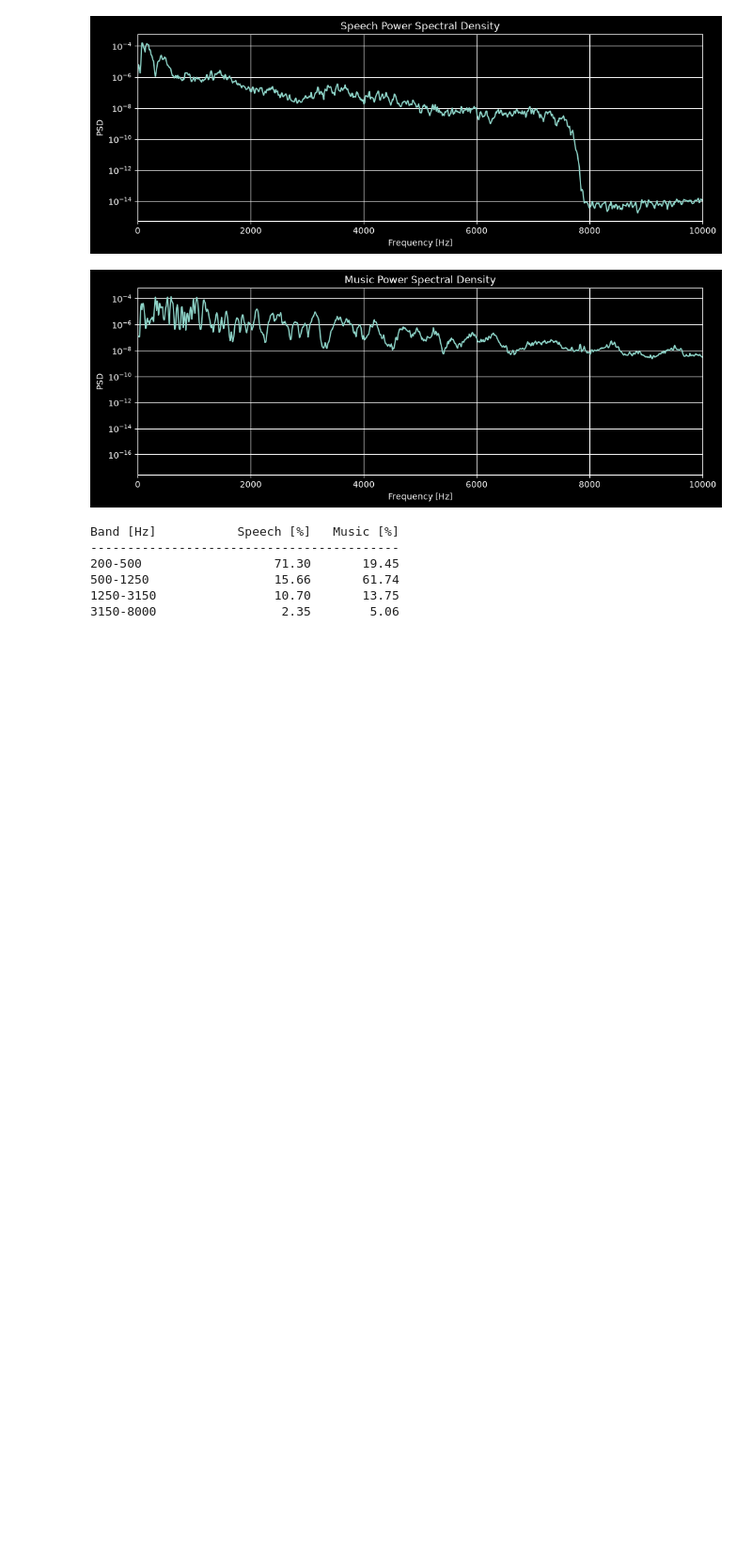
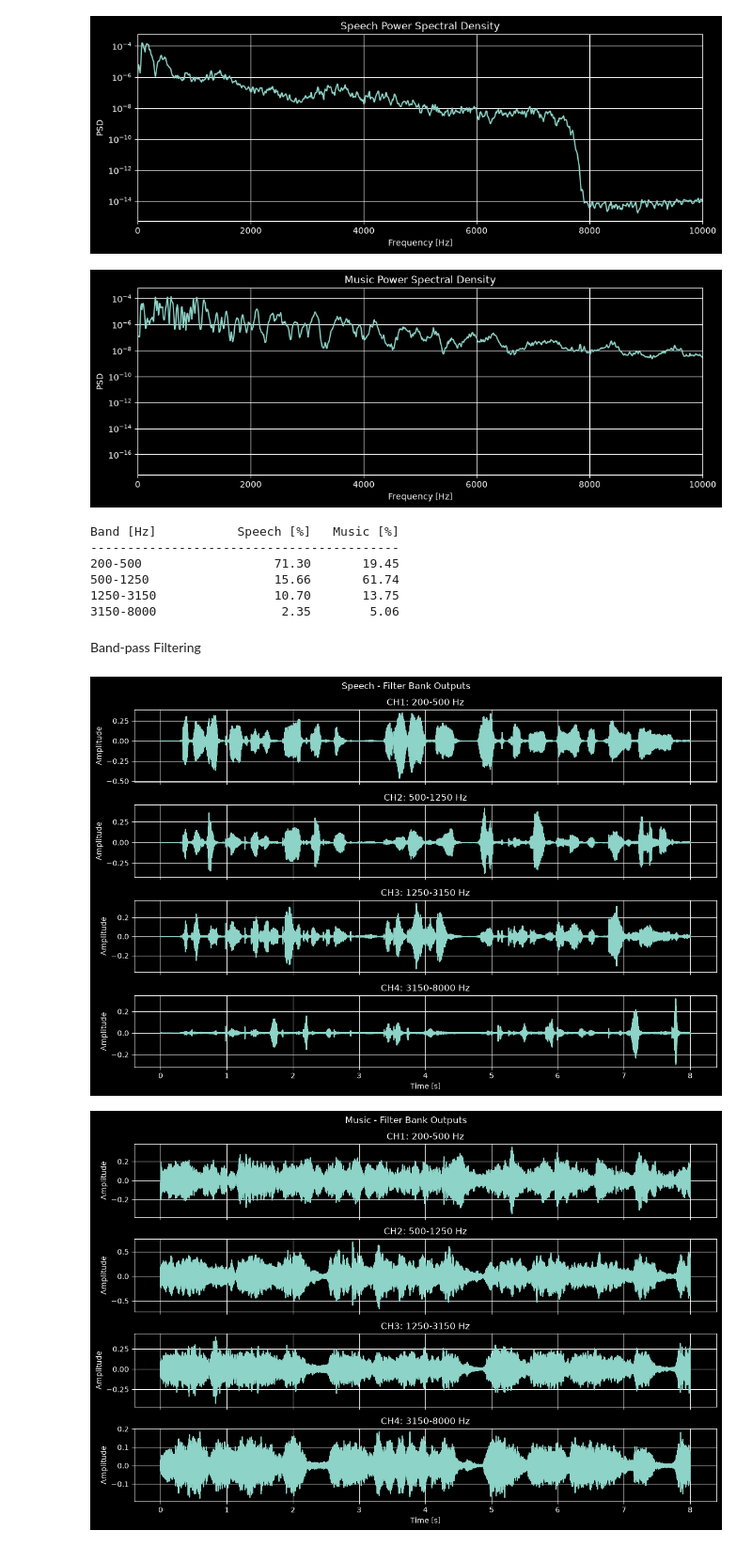
Before and after one commit to gianjustforfun/Sensory-Prostheses---Auditory-project, a Jupyter notebook: cochlear_implant_assignment.ipynb, the cells around one changed output. Shown at 94% size. Saved outputs shown, nothing was run; the diff lists cells and outputs as text; code cells hidden in the pictures; blank space fills up the shorter version.

Commit message:
Add four-channel filter bank and visualization

```diff
--- a/cochlear_implant_assignment.ipynb
+++ b/cochlear_implant_assignment.ipynb
@@ -162,3 +163,50 @@ Band [Hz]           Speech [%]   Music [%]
 500-1250                 15.66       61.74
 1250-3150                10.70       13.75
 3150-8000                 2.35        5.06
+# %% [markdown]
+Band-pass Filtering
+# %%
+band_edges = [200, 500, 1250, 3150, 8000]
+
+speech_channels = apply_filterbank(
+    speech_processed,
+    fs_speech,
+    band_edges
+)
+
+music_channels = apply_filterbank(
+    music_processed,
+    fs_music,
+    band_edges
+)
+
+plot_filterbank_waveforms(
+    speech_channels,
+    fs_speech,
+    band_edges,
+    title="Speech - Filter Bank Outputs"
+)
+
+plot_filterbank_waveforms(
+    music_channels,
+    fs_music,
+    band_edges,
+    title="Music - Filter Bank Outputs"
+)
+
+plot_filterbank_psd(
+    speech_channels,
+    fs_speech,
+    band_edges,
+    title="Speech - Filter Bank PSD"
+)
+
+plot_filterbank_psd(
+    music_channels,
+    fs_music,
+    band_edges,
+    title="Music - Filter Bank PSD"
+)
+# %% [output]
+[figure, added]
+[figure, added]
```
Also changed, not shown: parts of 2 cells of this notebook, 2 other files.
